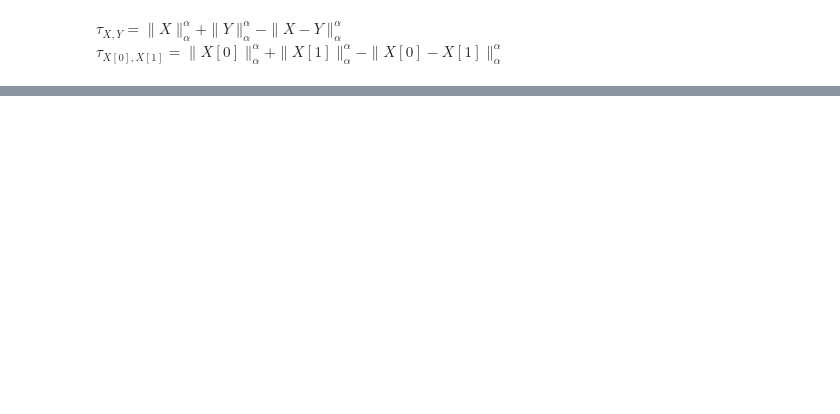
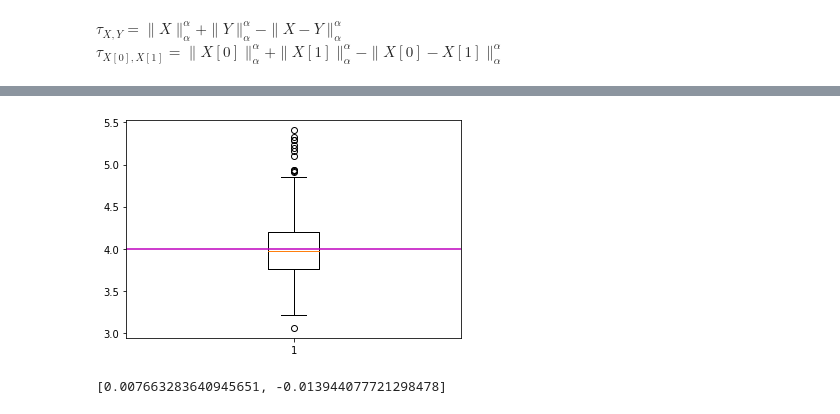
Before and after one commit to chwilko/CSoS, a Jupyter notebook: Python3/Task_list_2/Task_7.ipynb, the cells around one changed output, grey strips where cells are left out. Drawn from its saved outputs; the diff is of its cells as text; code cells hidden in the pictures; blank space fills up the shorter version.

```diff
--- a/Python3/Task_list_2/Task_7.ipynb
+++ b/Python3/Task_list_2/Task_7.ipynb
@@ -24,0 +32,17 @@ tau_2_dim(np.array([X,X]))
+# %%
+
+plt.boxplot(T_n2);
+plt.plot([1/2,3/2], [4,4], color = "m");
+# %% [output]
+[figure, added]
+# %%
+alpha = 1.7
+N = 1000
+gamma = [0.3, 0.3]
+points = [(1,0), (0,1)]
+T_ma = []
+N = 10 ** 3
+for i in range(MC):
+    T_ma.append(tau_2_dim(multivariate_alphastable(alpha, gamma, points, N))[0])
+# %% [output]
+[0.007663283640945651, -0.013944077721298478]
```
Also changed, not shown: parts of 10 cells of this notebook, 6 other files.
